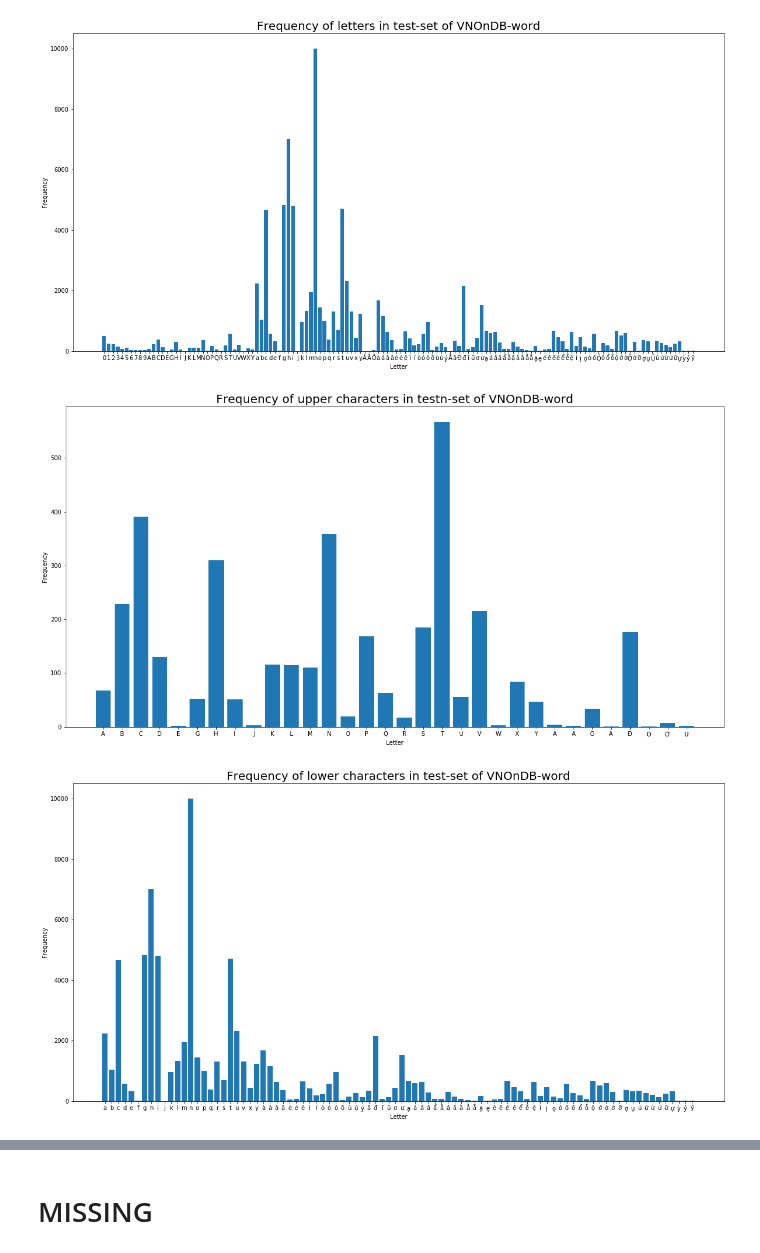
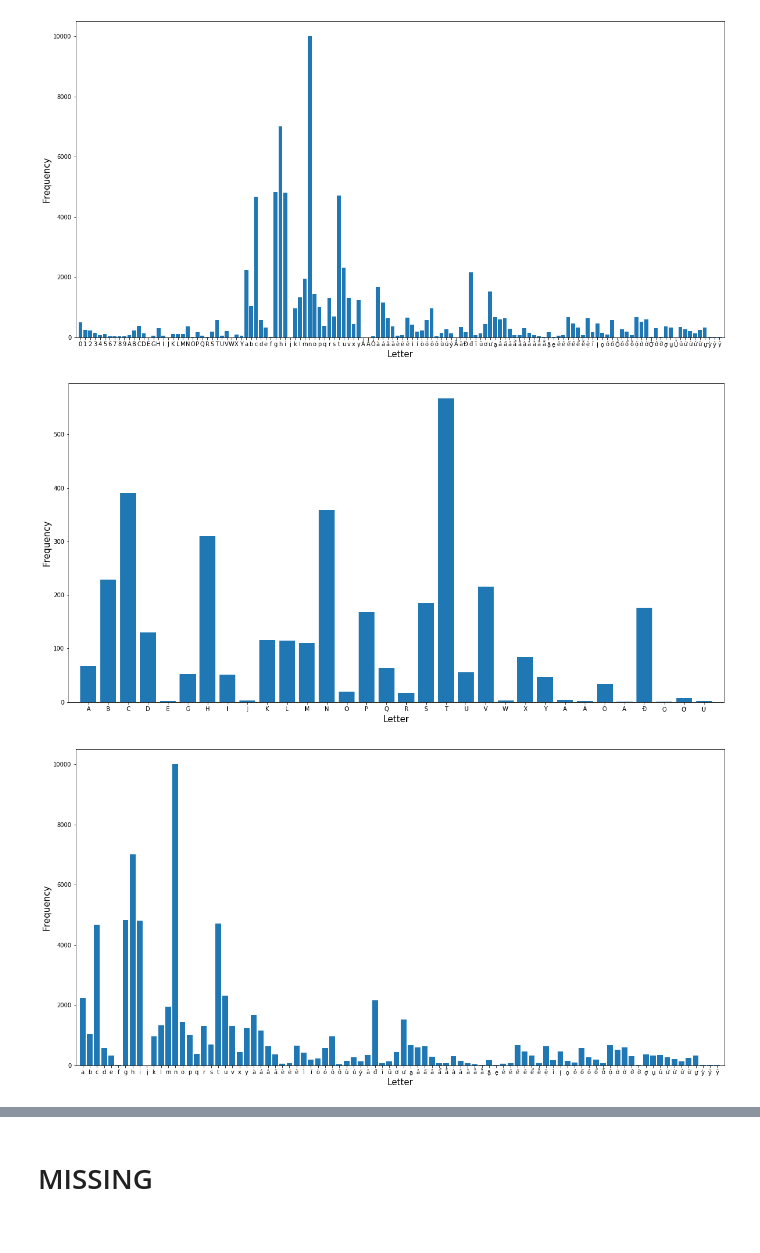
Before and after one commit to VinhLoiIT/vietnamese-htr, a Jupyter notebook: stat/Statistic.ipynb, the cells around one changed output, grey strips where cells are left out. Saved outputs shown, nothing was run; the diff lists cells and outputs as text; code cells hidden in the pictures.

```diff
--- a/stat/Statistic.ipynb
+++ b/stat/Statistic.ipynb
@@ -0,0 +338,16 @@
+# %%
+## Test set
+
+file_paths = glob.glob('../data/VNOnDB/word/test_word/*.png')
+print('Num images: ', len(file_paths))
+
+df = pd.DataFrame(columns=['height', 'width'])
+for path in file_paths:
+    w, h = get_image_size(path)
+    df = df.append({'height': float(h), 'width': float(w)}, ignore_index=True)
+
+print(df.info())
+print('\n\nHeight')
+print(df.height.describe())
+print('\n\nWidth')
+print(df.width.describe())
@@ -27,11 +396,16 @@ def split_letters_counter(all_letters_count):
             numbers_cnt[letter]=all_letters_count[letter]
     return upper_chars_cnt, lower_chars_cnt, numbers_cnt
 # %%
-def plot_bar(cnt, title, img_name):
+def plot_bar(cnt, img_name, is_sorted=False):
+    df = pd.DataFrame({"Letter": list(cnt.keys()), "Frequency": list(cnt.values())})
+    if is_sorted:
+        df= df.sort_values('Frequency', ascending=False)
+
     fig = plt.figure(figsize=(20,10))
-    plt.bar(cnt.keys(), cnt.values())
-    plt.title(title, fontsize=20)
-    plt.xlabel('Letter', fontsize=10)
-    plt.ylabel('Frequency', fontsize=10)
+    plt.bar('Letter', 'Frequency', data=df)
+    plt.xlim(-1,len(df))
+    plt.xlabel('Letter', fontsize=15)
+    plt.ylabel('Frequency', fontsize=15)
+
     fig.savefig(img_name, dpi=300)
 # %% [markdown]
@@ -185,4 +563,4 @@ plot_bar(validation_numbers_cnt, 'Frequency of numbers in validation-set of VNOn
 # %%
-_, test_letters_cnt, _ = words_info('../data/VNOnDB/test_word.csv')
+_, test_letters_cnt, _ = words_info('../data/VNOnDB/word/test_word.csv')
 # %%
 test_upper_chars_cnt, test_lower_chars_cnt, test_numbers_cnt = split_letters_counter(test_letters_cnt)
@@ -189,13 +587,13 @@ test_upper_chars_cnt, test_lower_chars_cnt, test_numbers_cnt = split_letters_cou
 # %%
-plot_bar(test_letters_cnt, 'Frequency of letters in test-set of VNOnDB-word', 'word_test/test_letter_frequency.jpg')
+plot_bar(test_letters_cnt, 'word_test/test_letter_frequency.jpg')
 # %% [output]
-[figure, old version]
+[figure, new version]
 # %%
-plot_bar(test_upper_chars_cnt, 'Frequency of upper characters in testn-set of VNOnDB-word', 'word_test/test_upper_characters_frequency.jpg')
+plot_bar(test_upper_chars_cnt, 'word_test/test_upper_characters_frequency.jpg')
 # %% [output]
-[figure, old version]
+[figure, new version]
 # %%
-plot_bar(test_lower_chars_cnt, 'Frequency of lower characters in test-set of VNOnDB-word', 'word_test/test_lower_characters_frequency.jpg')
+plot_bar(test_lower_chars_cnt, 'word_test/test_lower_characters_frequency.jpg')
 # %% [output]
-[figure, old version]
+[figure, new version]
 # %%
```
Also changed, not shown: parts of 36 cells of this notebook, 31 other files.
